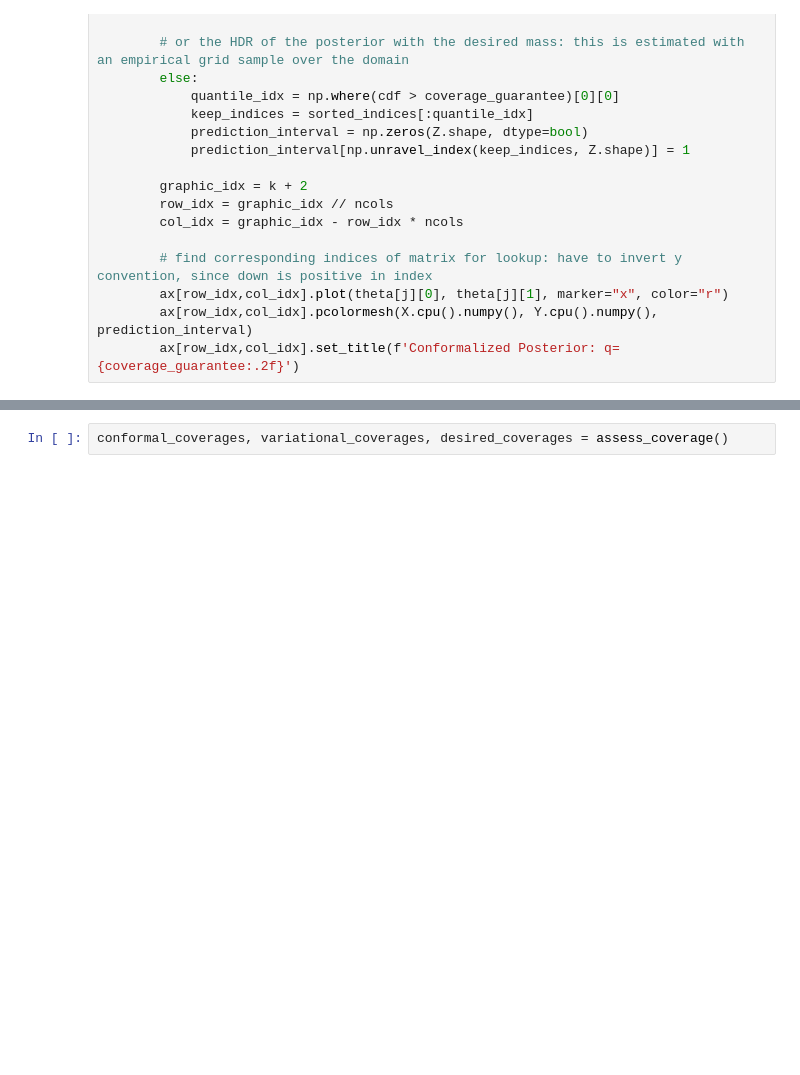
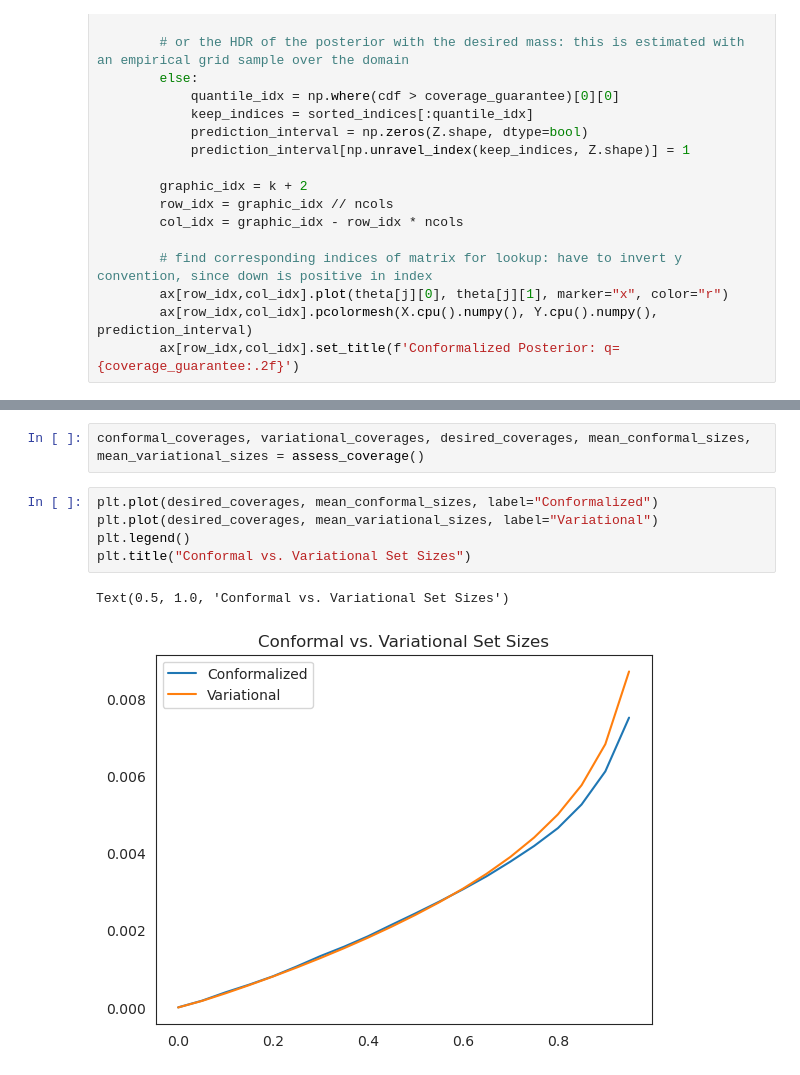
Before and after one commit to yashpatel5400/canvi, a Jupyter notebook: canvi/conformalize_sbibm.ipynb, the cells around one changed output, grey strips where cells are left out. Drawn from its saved outputs; the diff is of its cells as text; blank space fills up the shorter version.

```diff
--- a/canvi/conformalize_sbibm.ipynb
+++ b/canvi/conformalize_sbibm.ipynb
@@ -169,5 +176,13 @@ def assess_coverage(coverage_trials = 1000, num_coverage_pts = 20):
 # %%
-conformal_coverages, variational_coverages, desired_coverages = assess_coverage()
+conformal_coverages, variational_coverages, desired_coverages, mean_conformal_sizes, mean_variational_sizes = assess_coverage()
+# %%
+plt.plot(desired_coverages, mean_conformal_sizes, label="Conformalized")
+plt.plot(desired_coverages, mean_variational_sizes, label="Variational")
+plt.legend()
+plt.title("Conformal vs. Variational Set Sizes")
+# %% [output]
+Text(0.5, 1.0, 'Conformal vs. Variational Set Sizes')
+[figure, added]
 # %%
 plt.plot(desired_coverages, conformal_coverages, label="Conformalized")
 plt.plot(desired_coverages, variational_coverages, label="Variational")
```
Also changed, not shown: parts of 3 cells of this notebook.
